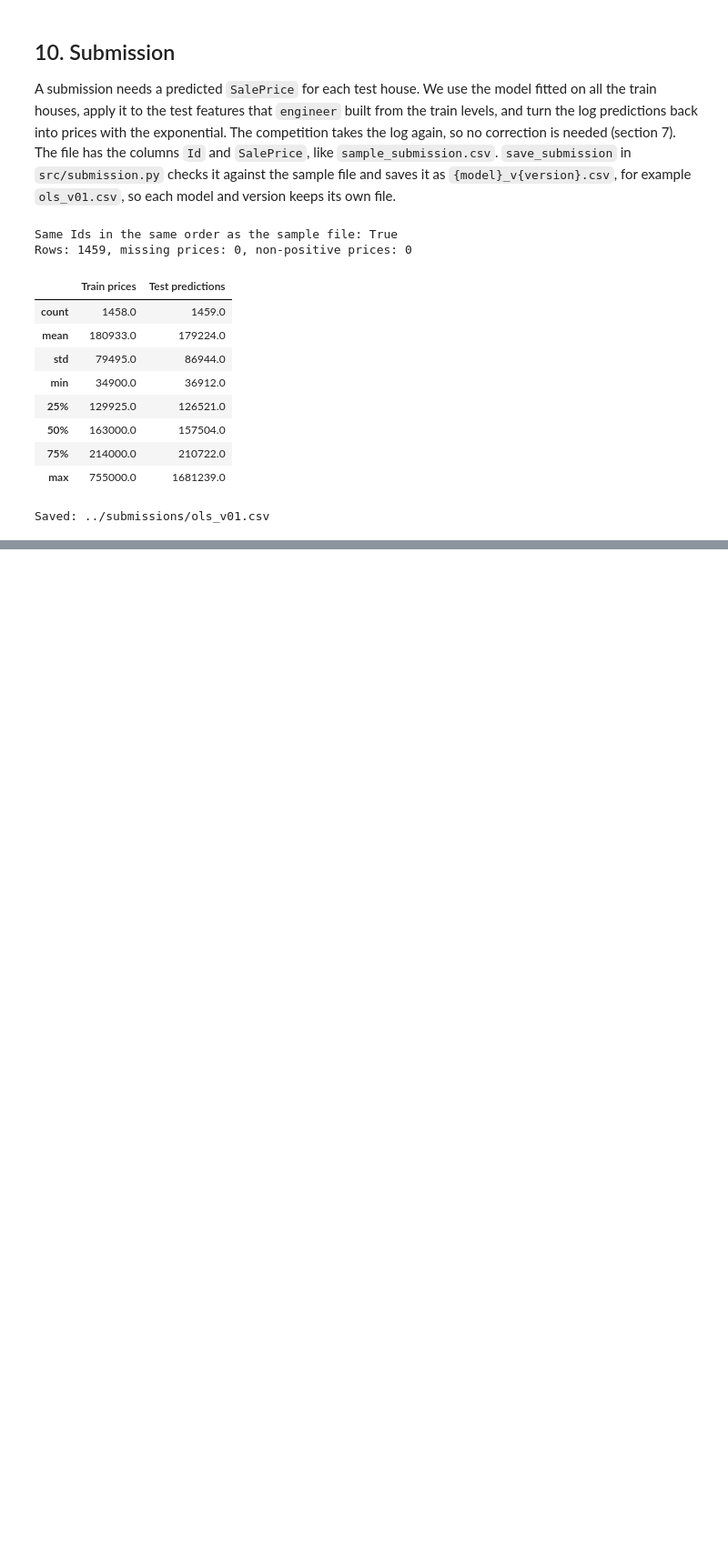
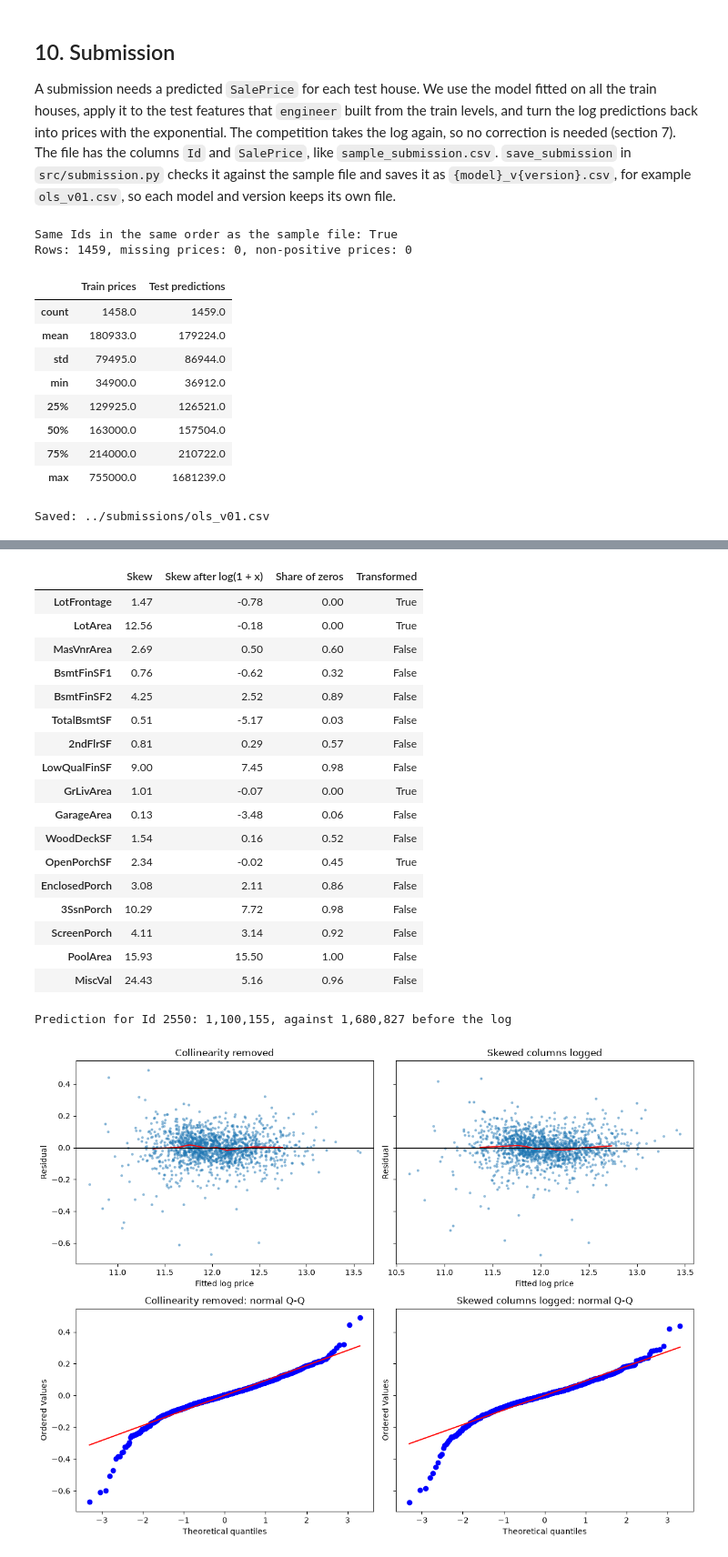
Before and after one commit to aramosw/house-prices, a Jupyter notebook: notebooks/LinearRegression.ipynb, the cells around one changed output, grey strips where cells are left out. Shown at 91% size. Cells and saved outputs as stored; diff of their text form; code cells hidden in the pictures; blank space fills up the shorter version.

Commit message:
Explore combining and transforming features for the linear regression model

```diff
--- a/notebooks/LinearRegression.ipynb
+++ b/notebooks/LinearRegression.ipynb
@@ -421,0 +493,67 @@ Saved: ../submissions/ols_v01.csv
+# %%
+from src.engineering import CONTINUOUS_COLUMNS, find_skewed, log_transform
+
+# Skew of the continuous columns, before and after the log, and the share of zeros.
+skewed = find_skewed(features2)
+skew_table = pd.DataFrame(
+    {
+        "Skew": features2[CONTINUOUS_COLUMNS].apply(stats.skew),
+        "Skew after log(1 + x)": np.log1p(features2[CONTINUOUS_COLUMNS]).apply(stats.skew),
+        "Share of zeros": (features2[CONTINUOUS_COLUMNS] == 0).mean(),
+    }
+)
+skew_table["Transformed"] = skew_table.index.isin(skewed)
+display(skew_table.round(2))
+
+# Apply the log to those columns in train and test, then fit least squares.
+features3 = log_transform(features2, skewed)
+test_features3 = log_transform(test_features2, skewed)
+beta_v3 = fit_ols(features3, y)
+prices3 = np.exp(predict(test_features3, beta_v3))
+print(f"Prediction for Id 2550: {prices3[test_features3.index.get_loc(2550)]:,.0f}, against {prices[test_features2.index.get_loc(2550)]:,.0f} before the log")
+
+# Residual plots and in-sample measures before and after the log.
+versions = {"Collinearity removed": (features2, beta_v2), "Skewed columns logged": (features3, beta_v3)}
+fig, axes = plt.subplots(2, 2, figsize=(12, 9), sharey="row")
+rows = {}
+for column, (name, (columns, beta)) in enumerate(versions.items()):
+    fitted_values = predict(columns, beta)
+    errors = y - fitted_values
+    axes[0, column].scatter(fitted_values, errors, s=6, alpha=0.4)
+    axes[0, column].plot(*binned_mean(fitted_values, errors), color="red")
+    axes[0, column].axhline(0, color="black", linewidth=1)
+    axes[0, column].set(title=name, xlabel="Fitted log price", ylabel="Residual")
+    stats.probplot(errors, plot=axes[1, column])
+    axes[1, column].set_title(f"{name}: normal Q-Q")
+    lowest = pd.qcut(fitted_values, 5, labels=False) == 0
+    rows[name] = {
+        "Columns": columns.shape[1],
+        "RMSE of log price": np.sqrt(np.mean(errors**2)),
+        "Spread of the lowest fifth against the rest": errors[lowest].std() / errors[~lowest].std(),
+        "Houses with an error above 0.3": (np.abs(errors) > 0.3).sum(),
+        "Excess kurtosis": stats.kurtosis(errors),
+    }
+plt.tight_layout()
+plt.show()
+display(pd.DataFrame(rows).T.round(3))
+# %% [output]
+|  | Skew | Skew after log(1 + x) | Share of zeros | Transformed |
+| LotFrontage | 1.47 | -0.78 | 0.00 | True |
+| LotArea | 12.56 | -0.18 | 0.00 | True |
+| MasVnrArea | 2.69 | 0.50 | 0.60 | False |
+| BsmtFinSF1 | 0.76 | -0.62 | 0.32 | False |
+| BsmtFinSF2 | 4.25 | 2.52 | 0.89 | False |
+| TotalBsmtSF | 0.51 | -5.17 | 0.03 | False |
+| 2ndFlrSF | 0.81 | 0.29 | 0.57 | False |
+| LowQualFinSF | 9.00 | 7.45 | 0.98 | False |
+| GrLivArea | 1.01 | -0.07 | 0.00 | True |
+| GarageArea | 0.13 | -3.48 | 0.06 | False |
+| WoodDeckSF | 1.54 | 0.16 | 0.52 | False |
+| OpenPorchSF | 2.34 | -0.02 | 0.45 | True |
+| EnclosedPorch | 3.08 | 2.11 | 0.86 | False |
+| 3SsnPorch | 10.29 | 7.72 | 0.98 | False |
+| ScreenPorch | 4.11 | 3.14 | 0.92 | False |
+| PoolArea | 15.93 | 15.50 | 1.00 | False |
+| MiscVal | 24.43 | 5.16 | 0.96 | False |
+Prediction for Id 2550: 1,100,155, against 1,680,827 before the log
+[figure, added]
```
Also changed, not shown: parts of 14 cells of this notebook, 2 other files.
